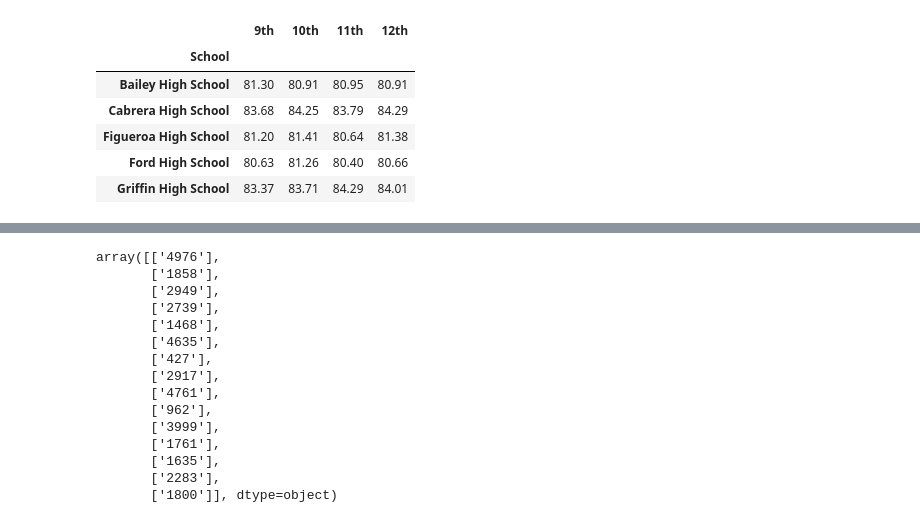
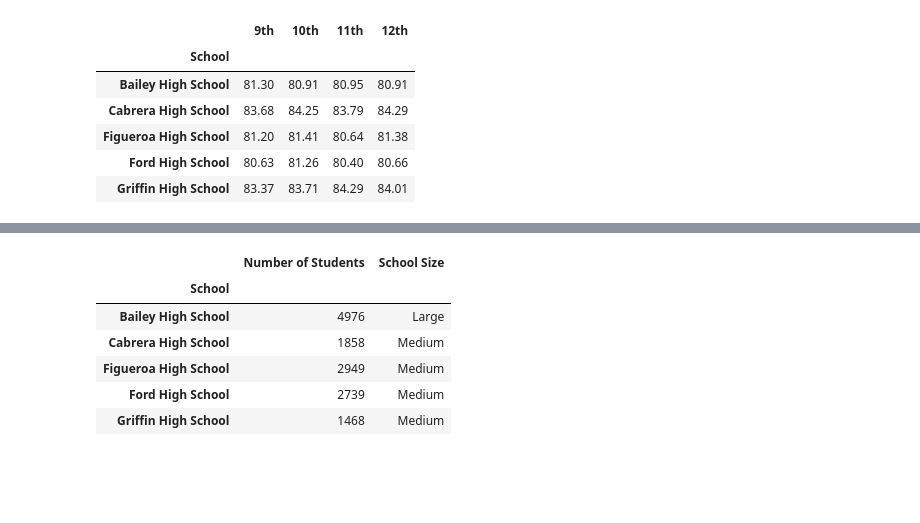
Before and after one commit to coconutpep/PyCity-Schools-Analysis, a Jupyter notebook: PyCitySchools/PyCitySchools.ipynb, the cells around one changed output, grey strips where cells are left out. Saved outputs shown, nothing was run; the diff lists cells and outputs as text; code cells hidden in the pictures; blank space fills up the shorter version.

Commit message:
Schools split into size bins

```diff
--- a/PyCitySchools/PyCitySchools.ipynb
+++ b/PyCitySchools/PyCitySchools.ipynb
@@ -269,25 +269,20 @@ per_stu_df_grouped_df
 # %%
 #Scores by school size
 stu_per_school = data_by_school_df["Number of Students"].replace({",":""}, regex=True)
 per_school_df = pd.DataFrame({"Number of Students": stu_per_school})
+per_school_df["Number of Students"] = pd.to_numeric(per_school_df["Number of Students"])
+#Set bins
+size_bins = [0, 1000, 3000, 5000]
+size_labels = ["Small", "Medium", "Large"]
 
-#Set bins
-size_bins = [0, 700, 1400, 2100, 2800]
-size_labels = ["<$700", "$700-$1,400", "1,400-$2,100", "$2,100-2,800"]
-per_school_df.values
+#Add bins to school grouped data
+per_school_df["School Size"] = pd.cut(per_school_df["Number of Students"], size_bins, labels=size_labels)
+per_school_df.head()
 # %% [output]
-array([['4976'],
-       ['1858'],
-       ['2949'],
-       ['2739'],
-       ['1468'],
-       ['4635'],
-       ['427'],
-       ['2917'],
-       ['4761'],
-       ['962'],
-       ['3999'],
-       ['1761'],
-       ['1635'],
-       ['2283'],
-       ['1800']], dtype=object)
+|  | Number of Students | School Size |
+| School |  |  |
+| Bailey High School | 4976 | Large |
+| Cabrera High School | 1858 | Medium |
+| Figueroa High School | 2949 | Medium |
+| Ford High School | 2739 | Medium |
+| Griffin High School | 1468 | Medium |
```
